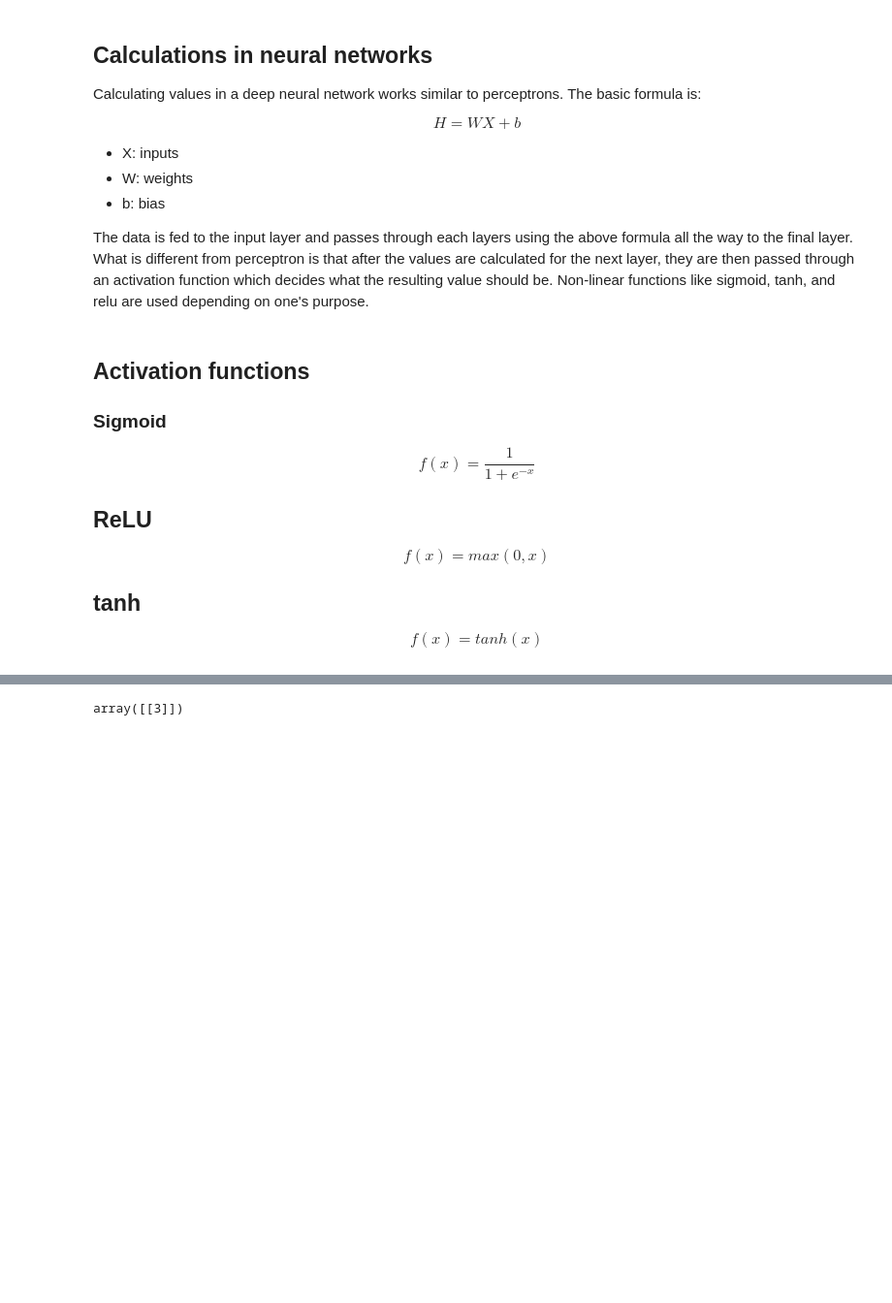
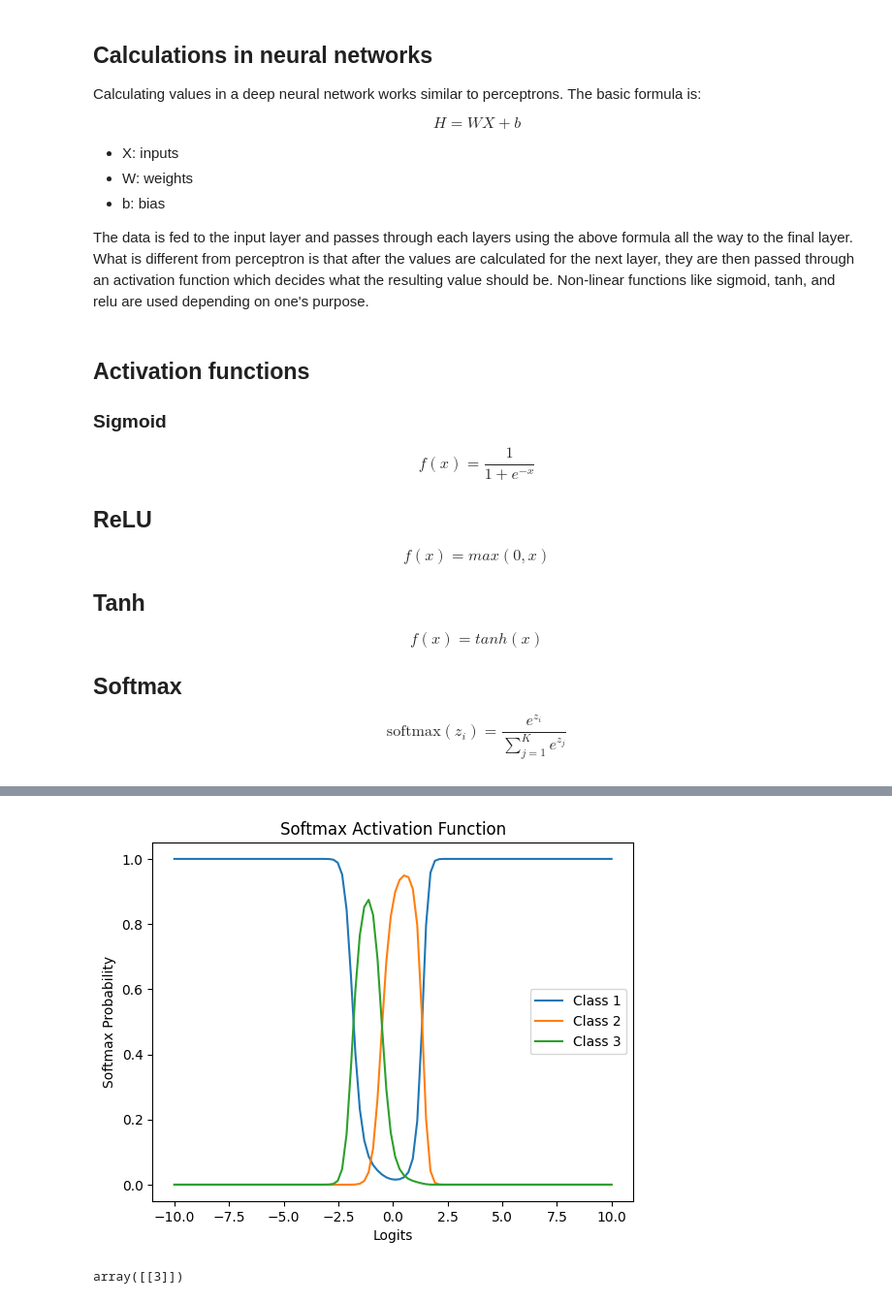
Before and after one commit to changsin/AI, a Jupyter notebook: 09.deep_neural_networks.ipynb, the cells around one changed output, grey strips where cells are left out. Shown at 97% size. Cells and saved outputs as stored; diff of their text form; code cells hidden in the pictures; blank space fills up the shorter version.

Commit message:
Added softmax

```diff
--- a/09.deep_neural_networks.ipynb
+++ b/09.deep_neural_networks.ipynb
@@ -28,9 +28,12 @@ $$ f(x) = \frac{1}{1 + e^{-x}} $$
 
 $$ f(x) = max(0, x) $$
 
-## tanh
+## Tanh
 
 $$ f(x) = tanh(x) $$
+
+## Softmax
+$$ \text{softmax}(z_i) = \frac{e^{z_i}}{\sum_{j=1}^{K} e^{z_j}} $$
 # %%
 import numpy as np
 import matplotlib.pyplot as plt
@@ -40,6 +43,14 @@ def sigmoid(x):
 
 def relu(X):
   return [max(0.0, x) for x in X]
+
+def tanh(x):
+  return np.tanh(x)
+
+# Softmax function definition
+def softmax(z):
+    exp_z = np.exp(z - np.max(z))  # subtract max for numerical stability
+    return exp_z / exp_z.sum(axis=0)
 
 fig = plt.figure(figsize=(30,20))
 
@@ -58,6 +69,61 @@ plot_centered_graph(x, np.tanh(x), 2, 'tanh')
 plot_centered_graph(x, relu(x), 3, 'relu')
 # %% [output]
 [figure]
+# %%
+# Softmax function definition
+def softmax(z):
+    exp_z = np.exp(z - np.max(z))  # subtract max for numerical stability
+    return exp_z / exp_z.sum(axis=0)
+
+# Generate a range of logits (inputs to softmax)
+logits = np.linspace(-10, 10, 100)
+
+
+# # Define logits as a function of input x for 3 classes
+# # Let's assume the logits are linear functions of x with different slopes
+# logits_class1 = x
+# logits_class2 = x + 2
+# logits_class3 = x - 2
+
+# Define logits as a function of input x for 3 classes
+# Using different non-linear functions of x
+logits_class1 = 2 * x**2 + 3 * x + 1  # Quadratic function
+logits_class2 = -1 * x**2 + 4 * x + 5  # Inverted quadratic
+logits_class3 = 0.5 * x + 3            # Linear function
+
+
+# Stack the logits into a matrix (3 classes)
+logits = np.vstack([logits_class1, logits_class2, logits_class3])
+
+# Apply softmax to each set of logits (for every value of x)
+softmax_probs = softmax(logits)
+
+# Plot the softmax probabilities for each class
+plt.plot(x, softmax_probs[0], label='Class 1')
+plt.plot(x, softmax_probs[1], label='Class 2')
+plt.plot(x, softmax_probs[2], label='Class 3')
+
+# # Assume we're dealing with 3 classes, and create 3 sets of logits
+# logits_set = np.vstack([logits, logits + 2, logits - 2])
+
+# # Apply softmax function to each set of logits
+# softmax_probs = softmax(logits_set)
+
+# # Plot the softmax probabilities for each class
+# plt.plot(logits, softmax_probs[0], label='Class 1')
+# plt.plot(logits, softmax_probs[1], label='Class 2')
+# plt.plot(logits, softmax_probs[2], label='Class 3')
+
+# Add labels and legend
+plt.xlabel('Logits')
+plt.ylabel('Softmax Probability')
+plt.title('Softmax Activation Function')
+plt.legend()
+
+# Show the plot
+plt.show()
+# %% [output]
+[figure, added]
 # %%
 import numpy as np
 
```
Also changed, not shown: parts of 1 cell of this notebook.
